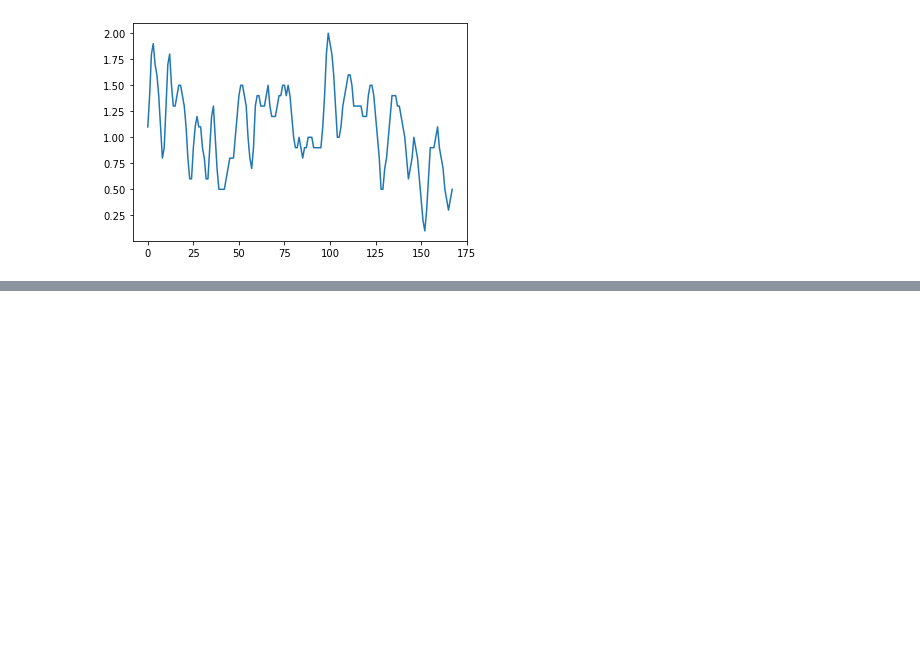
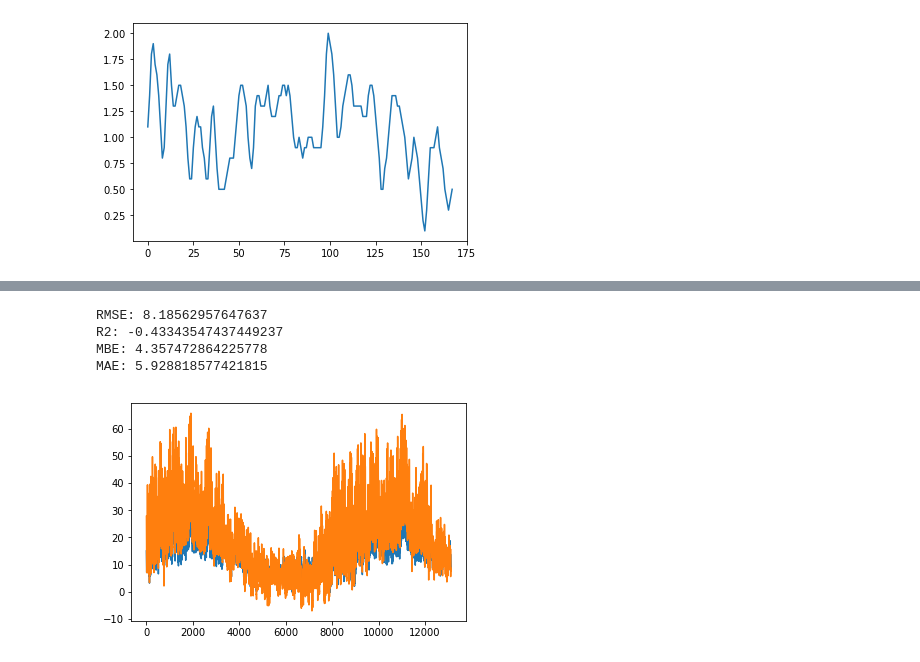
Before and after one commit to sofgutierrez6/ProyectoGrado, a Jupyter notebook: Data_Adaptation.ipynb, the cells around one changed output, grey strips where cells are left out. Cells and saved outputs as stored; diff of their text form; code cells hidden in the pictures; blank space fills up the shorter version.

```diff
--- a/Data_Adaptation.ipynb
+++ b/Data_Adaptation.ipynb
@@ -88,8 +43,0 @@ datosSDSinCompletar = datosSDSinCompletar.append(datosfechaSD.loc['2019-05-29 14
-# %%
-#
-datosSolarSinCompletar = dataFechaSolarCastArreglado.loc['2019-05-07T17:00:00Z':'2019-05-12T01:00:00Z']
-datosSolarSinCompletar = datosSolarSinCompletar.append(dataFechaSolarCastArreglado.loc['2019-05-12T09:00:00Z':'2019-05-16T03:00:00Z'])
-datosSolarSinCompletar = datosSolarSinCompletar.append(dataFechaSolarCastArreglado.loc['2019-05-16T11:00:00Z':'2019-05-29T06:00:00Z'])
-datosSolarSinCompletar = datosSolarSinCompletar.append(dataFechaSolarCastArreglado.loc['2019-05-29T14:00:00Z':'2019-07-08T09:00:00Z'])
-#
-datosSolarSinCompletar = datosSolarSinCompletar.set_index(datosSDSinCompletar.index)
@@ -853,0 +1280,4 @@ plt.show()
+# %%
+def ross(Ta, Tnoct, Gt):
+    Tc= Ta + (Tnoct - 20)/800*Gt
+    return Tc
@@ -853,0 +1287,4 @@ plt.show()
+# %%
+def risser(G, Ta, Vw):
+    Tc = 3.81 + 0.0282*G + 1.31*Ta - 1.65*Vw
+    return Tc
@@ -853,0 +1362,27 @@ plt.show()
+# %%
+#Datos Satelitales
+Ta = dataX['AirTemp']
+Tnoct = 25
+G = dataX[ 'Ghi']
+Vw = dataX['WindSpeed10m']
+#nm
+
+yRoss = ross(Ta, Tnoct, G)
+yRisser = risser(G, Ta, Vw)
+#yServant = servant(Ta, G, Vw, nm)
+# %%
+myMetrics(yRoss, yRisser)
+# %% [output]
+RMSE: 8.18562957647637
+R2: -0.43343547437449237
+MBE: 4.357472864225778
+MAE: 5.928818577421815
+# %%
+# Gráficas
+x1=range(len(yRoss))
+x2=range(len(yRisser))
+plt.plot(x1,yRoss)
+plt.plot(x2,yRisser)
+plt.show()
+# %% [output]
+[figure, added]
```
Also changed, not shown: parts of 106 cells of this notebook, 8 other files.
